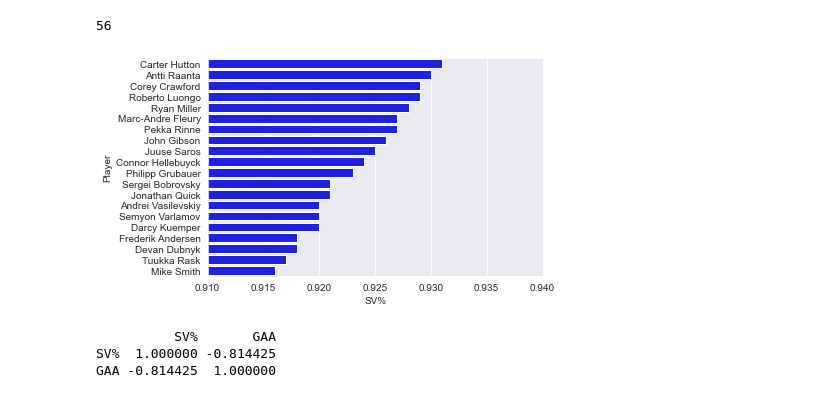
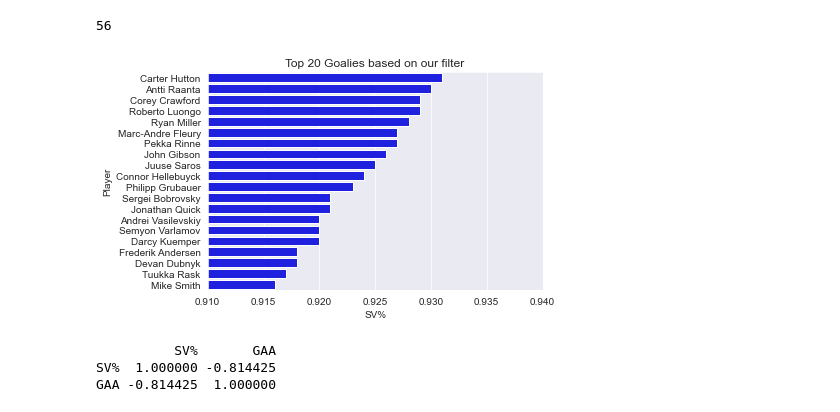
Before and after one commit to M0rph3e/ift6758-project-main, a Jupyter notebook: notebooks/Question 1 sample.ipynb, the cells around one changed output. Cells and saved outputs as stored; diff of their text form; code cells hidden in the pictures.

Commit message:
added title

```diff
--- a/notebooks/Question 1 sample.ipynb
+++ b/notebooks/Question 1 sample.ipynb
@@ -83,13 +83,14 @@ df1.shape[0]
 # %%
 sns.set_style('darkgrid')
 sns.color_palette("pastel")
 df1['SV%'] = df1['SV%'].astype(float)
 df1 = df1.nlargest(20, 'SV%')
 barplt = sns.barplot(x = "SV%", y = "Player", data = df1,  color='b')
 barplt.set(xlim=(0.91, 0.94))
+barplt.set_title("Top 20 Goalies based on our filter")
 plt.show()
 # %% [output]
-[figure, old version]
+[figure, new version]
 # %%
 df2 = df[['SV%', 'GAA']].copy()
 df2["SV%"] = pd.to_numeric(df2["SV%"])
```
